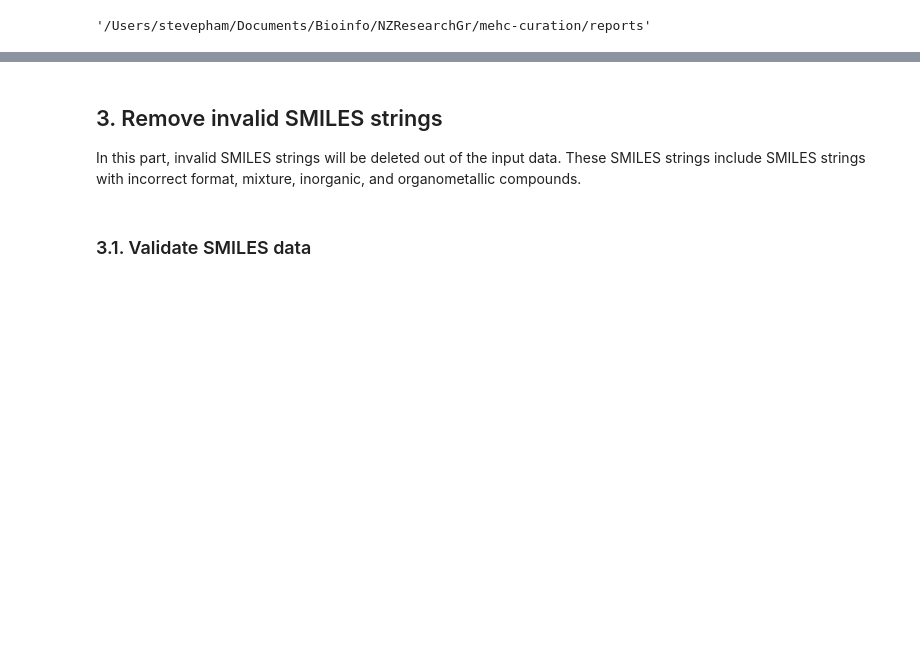
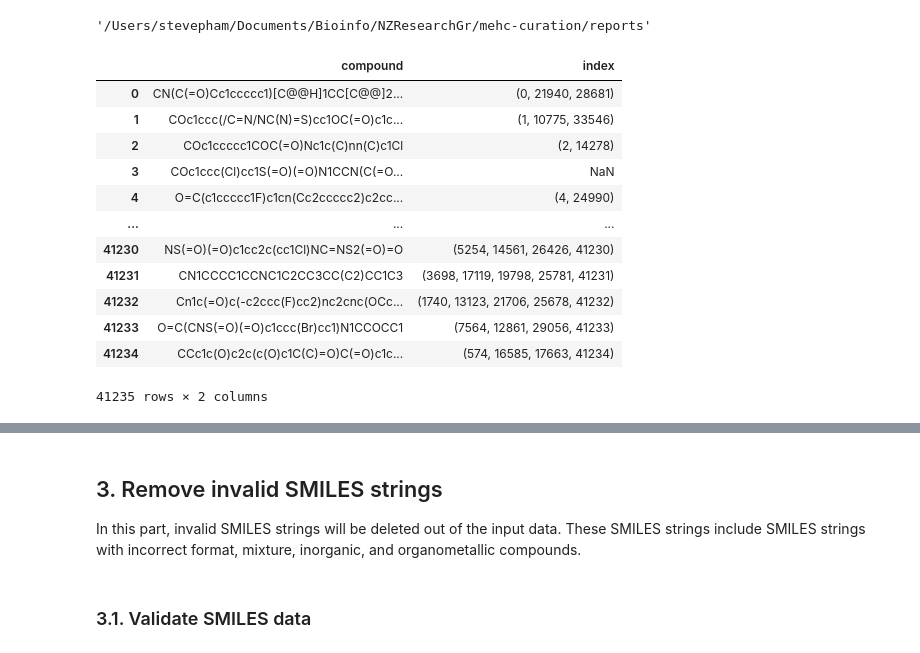
Before and after one commit to biochem-data-sci/mehc-curation, a Jupyter notebook: guideline_test.ipynb, the cells around one changed output, grey strips where cells are left out. Cells and saved outputs as stored; diff of their text form; code cells hidden in the pictures; blank space fills up the shorter version.

```diff
--- a/guideline_test.ipynb
+++ b/guideline_test.ipynb
@@ -43,3 +43,22 @@ reports_dir_path = os.path.join(os.getcwd(), 'reports')
 reports_dir_path
 # %% [output]
 '/Users/stevepham/Documents/Bioinfo/NZResearchGr/mehc-curation/reports'
+# %%
+duplicated_smiles = smiles[smiles.duplicated(keep=False)]
+duplicated_smiles_include_idx = duplicated_smiles.groupby(duplicated_smiles.columns.tolist(), sort=False).p_apply(lambda x: tuple(x.index)).reset_index(name='index')
+post_smiles = smiles.merge(duplicated_smiles_include_idx, on='compound', how='left')
+post_smiles
+# %% [output]
+|  | compound | index |
+| 0 | CN(C(=O)Cc1ccccc1)[C@@H]1CC[C@@]2... | (0, 21940, 28681) |
+| 1 | COc1ccc(/C=N/NC(N)=S)cc1OC(=O)c1c... | (1, 10775, 33546) |
+| 2 | COc1ccccc1COC(=O)Nc1c(C)nn(C)c1Cl | (2, 14278) |
+| 3 | COc1ccc(Cl)cc1S(=O)(=O)N1CCN(C(=O... | NaN |
+| 4 | O=C(c1ccccc1F)c1cn(Cc2ccccc2)c2cc... | (4, 24990) |
+| ... | ... | ... |
+| 41230 | NS(=O)(=O)c1cc2c(cc1Cl)NC=NS2(=O)=O | (5254, 14561, 26426, 41230) |
+| 41231 | CN1CCCC1CCNC1C2CC3CC(C2)CC1C3 | (3698, 17119, 19798, 25781, 41231) |
+| 41232 | Cn1c(=O)c(-c2ccc(F)cc2)nc2cnc(OCc... | (1740, 13123, 21706, 25678, 41232) |
+| 41233 | O=C(CNS(=O)(=O)c1ccc(Br)cc1)N1CCOCC1 | (7564, 12861, 29056, 41233) |
+| 41234 | CCc1c(O)c2c(c(O)c1C(C)=O)C(=O)c1c... | (574, 16585, 17663, 41234) |
+41235 rows × 2 columns
```
Also changed, not shown: parts of 11 cells of this notebook, 5 other files.
